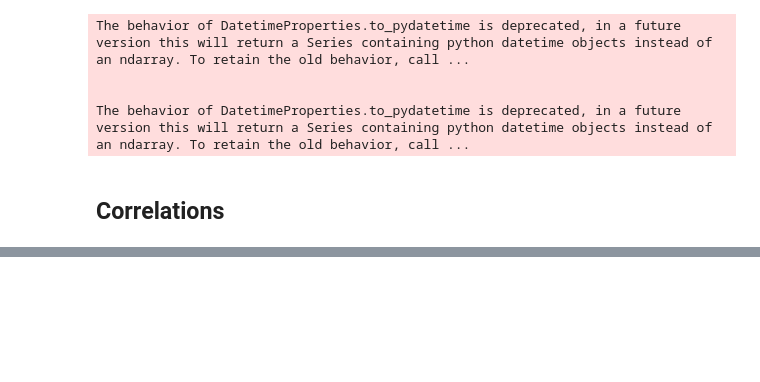
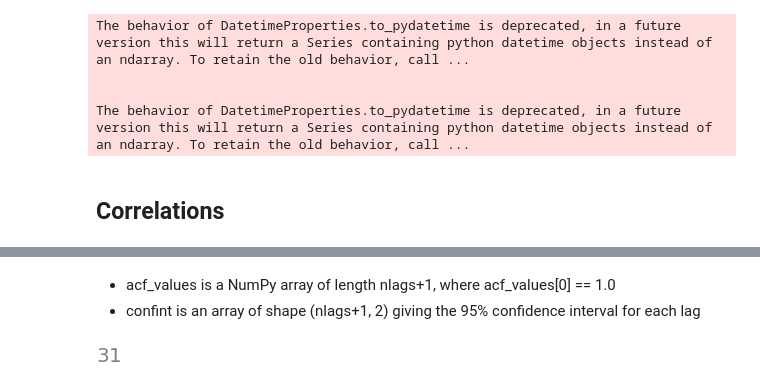
Before and after one commit to C5m7b4/maths, a Jupyter notebook: playgrounds/store-440-ground_beef.ipynb, the cells around one changed output, grey strips where cells are left out. Saved outputs shown, nothing was run; the diff lists cells and outputs as text; code cells hidden in the pictures; blank space fills up the shorter version.

```diff
--- a/playgrounds/store-440-ground_beef.ipynb
+++ b/playgrounds/store-440-ground_beef.ipynb
@@ -306,0 +294,7 @@ The behavior of DatetimeProperties.to_pydatetime is deprecated, in a future vers
+# %%
+nlags = 30
+ts = ds['sales']
+acf_values, confint = acf(ts, nlags=nlags, alpha=0.05)
+# %% [markdown]
+- acf_values is a NumPy array of length nlags+1, where acf_values[0] == 1.0
+- confint is an array of shape (nlags+1, 2) giving the 95% confidence interval for each lag
@@ -306,0 +303,7 @@ The behavior of DatetimeProperties.to_pydatetime is deprecated, in a future vers
+# %%
+# lets bring our custom_acf function and compare the differences
+my_acf, ci_lo, ci_hi = custom_acf(ts, nlags=nlags)
+# %%
+len(my_acf)
+# %% [output]
+[figure, added]
```
Also changed, not shown: parts of 13 cells of this notebook, 11 other files.
